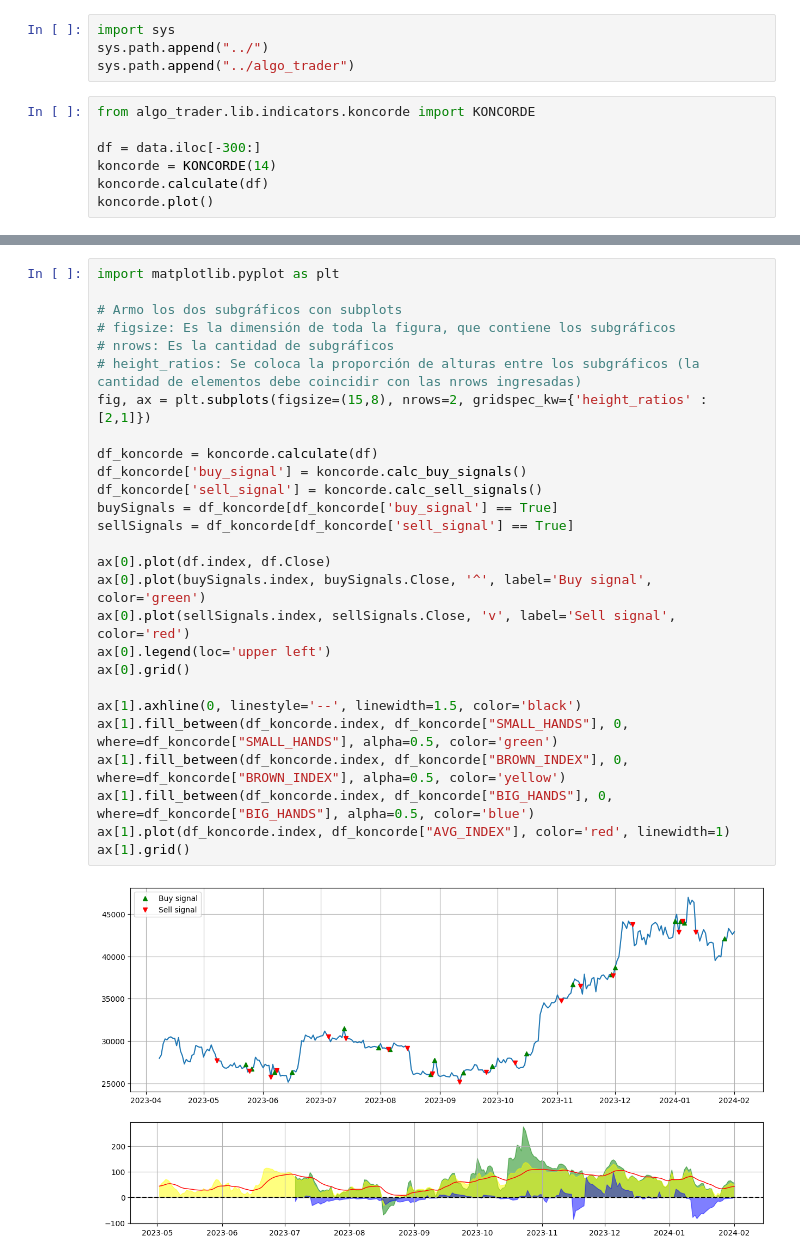
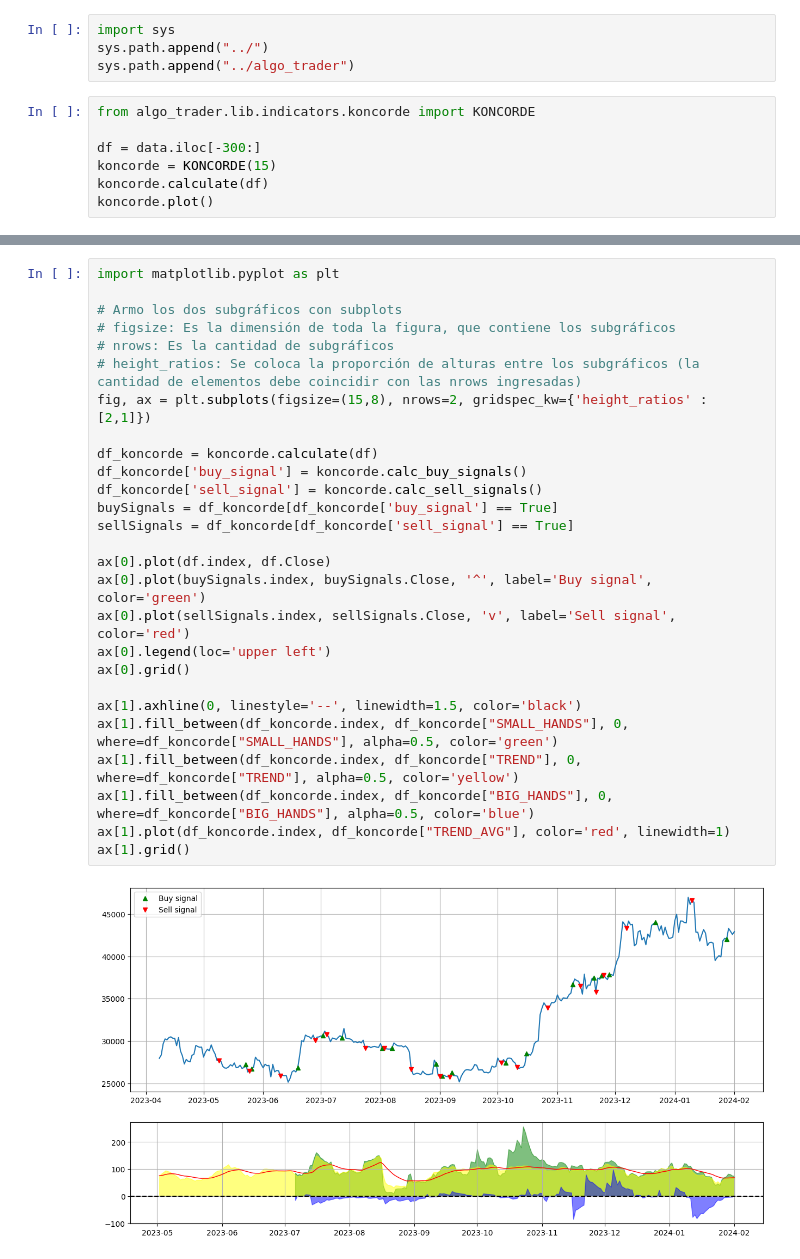
Before and after one commit to AlejandroDaneri/trabajo-profesional-fiuba, a Jupyter notebook: tests_indicators/koncorde.ipynb, the cells around one changed output, grey strips where cells are left out. Saved outputs shown, nothing was run; the diff lists cells and outputs as text.

```diff
--- a/tests_indicators/koncorde.ipynb
+++ b/tests_indicators/koncorde.ipynb
@@ -14,7 +14,7 @@ sys.path.append("../algo_trader")
 from algo_trader.lib.indicators.koncorde import KONCORDE
 
 df = data.iloc[-300:]
-koncorde = KONCORDE(14)
+koncorde = KONCORDE(15)
 koncorde.calculate(df)
 koncorde.plot()
 # %% [output]
@@ -22,32 +22,32 @@ koncorde.plot()
 # %%
 import matplotlib.pyplot as plt
 
 # Armo los dos subgráficos con subplots
 # figsize: Es la dimensión de toda la figura, que contiene los subgráficos
 # nrows: Es la cantidad de subgráficos
 # height_ratios: Se coloca la proporción de alturas entre los subgráficos (la cantidad de elementos debe coincidir con las nrows ingresadas)
 fig, ax = plt.subplots(figsize=(15,8), nrows=2, gridspec_kw={'height_ratios' : [2,1]})
 
 df_koncorde = koncorde.calculate(df)
 df_koncorde['buy_signal'] = koncorde.calc_buy_signals()
 df_koncorde['sell_signal'] = koncorde.calc_sell_signals()
 buySignals = df_koncorde[df_koncorde['buy_signal'] == True]
 sellSignals = df_koncorde[df_koncorde['sell_signal'] == True]
 
 ax[0].plot(df.index, df.Close)
 ax[0].plot(buySignals.index, buySignals.Close, '^', label='Buy signal', color='green')
 ax[0].plot(sellSignals.index, sellSignals.Close, 'v', label='Sell signal', color='red')
 ax[0].legend(loc='upper left')
 ax[0].grid()
 
 ax[1].axhline(0, linestyle='--', linewidth=1.5, color='black')
 ax[1].fill_between(df_koncorde.index, df_koncorde["SMALL_HANDS"], 0, where=df_koncorde["SMALL_HANDS"], alpha=0.5, color='green')
-ax[1].fill_between(df_koncorde.index, df_koncorde["BROWN_INDEX"], 0, where=df_koncorde["BROWN_INDEX"], alpha=0.5, color='yellow')
+ax[1].fill_between(df_koncorde.index, df_koncorde["TREND"], 0, where=df_koncorde["TREND"], alpha=0.5, color='yellow')
 ax[1].fill_between(df_koncorde.index, df_koncorde["BIG_HANDS"], 0, where=df_koncorde["BIG_HANDS"], alpha=0.5, color='blue')
-ax[1].plot(df_koncorde.index, df_koncorde["AVG_INDEX"], color='red', linewidth=1)
+ax[1].plot(df_koncorde.index, df_koncorde["TREND_AVG"], color='red', linewidth=1)
 ax[1].grid()
 # %% [output]
-[figure, old version]
+[figure, new version]
 # %%
 new_record = data.iloc[-1:]
 koncorde.predict_signal(new_record)
```
Also changed, not shown: parts of 2 cells of this notebook, 1 other file.
